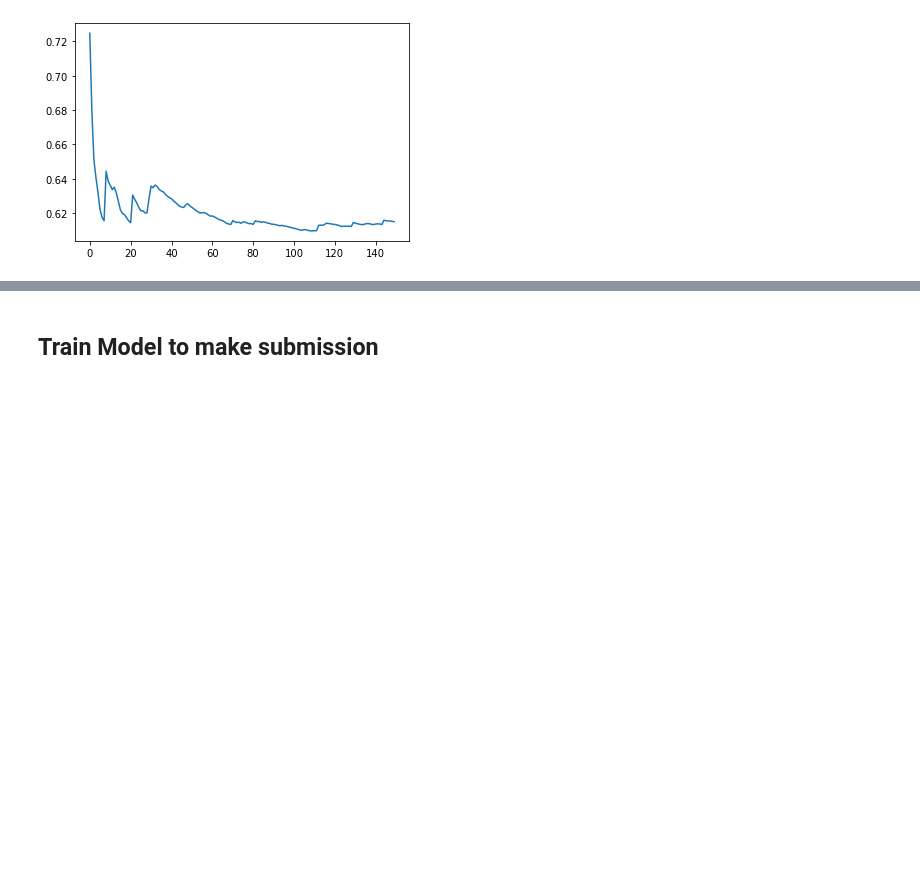
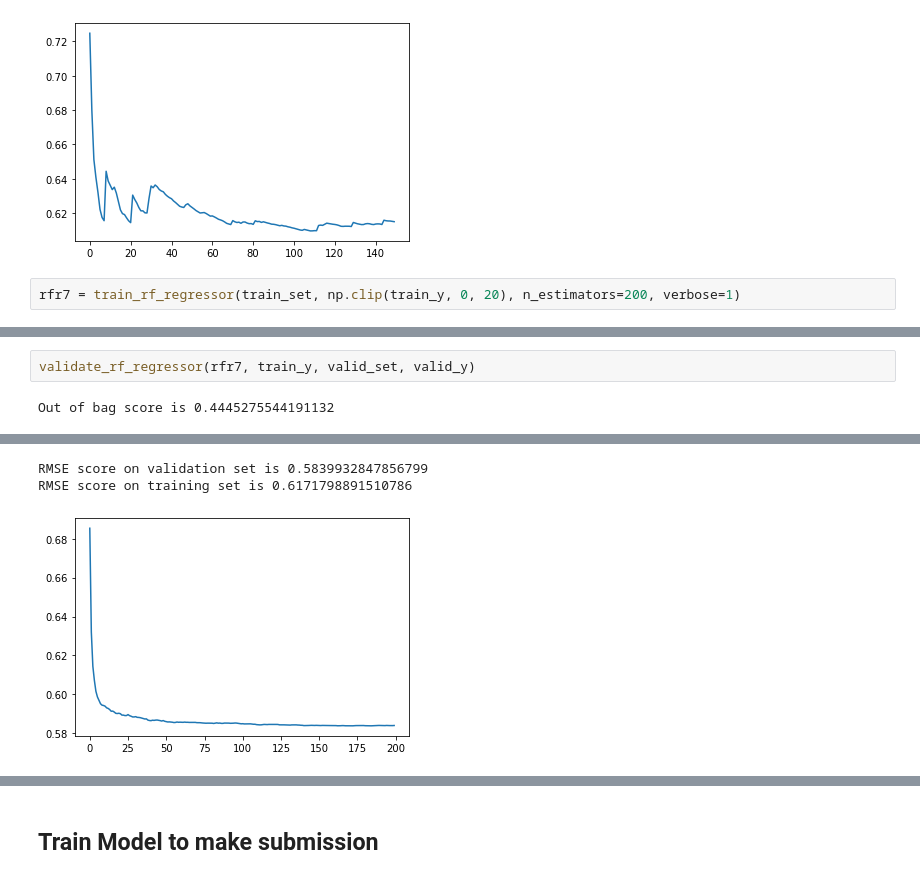
Before and after one commit to amitjha3385/salespred, a Jupyter notebook: RandomForestRegressor.ipynb, the cells around one changed output, grey strips where cells are left out. Saved outputs shown, nothing was run; the diff lists cells and outputs as text; blank space fills up the shorter version.

Commit message:
with clipped train_y - performance on valid increased, test decreased

```diff
--- a/RandomForestRegressor.ipynb
+++ b/RandomForestRegressor.ipynb
@@ -524,3 +524,5 @@ Out of bag score is 0.453934888169391
 RMSE score on validation set is 0.6149737936753437
 RMSE score on training set is 0.6025120736749771
 [figure]
+# %%
+rfr7 = train_rf_regressor(train_set, np.clip(train_y, 0, 20), n_estimators=200, verbose=1)
@@ -526,0 +534,4 @@ RMSE score on training set is 0.6025120736749771
+# %%
+validate_rf_regressor(rfr7, train_y, valid_set, valid_y)
+# %% [output]
+Out of bag score is 0.4445275544191132
@@ -526,0 +542,3 @@ RMSE score on training set is 0.6025120736749771
+RMSE score on validation set is 0.5839932847856799
+RMSE score on training set is 0.6171798891510786
+[figure, added]
```
Also changed, not shown: parts of 9 cells of this notebook.
